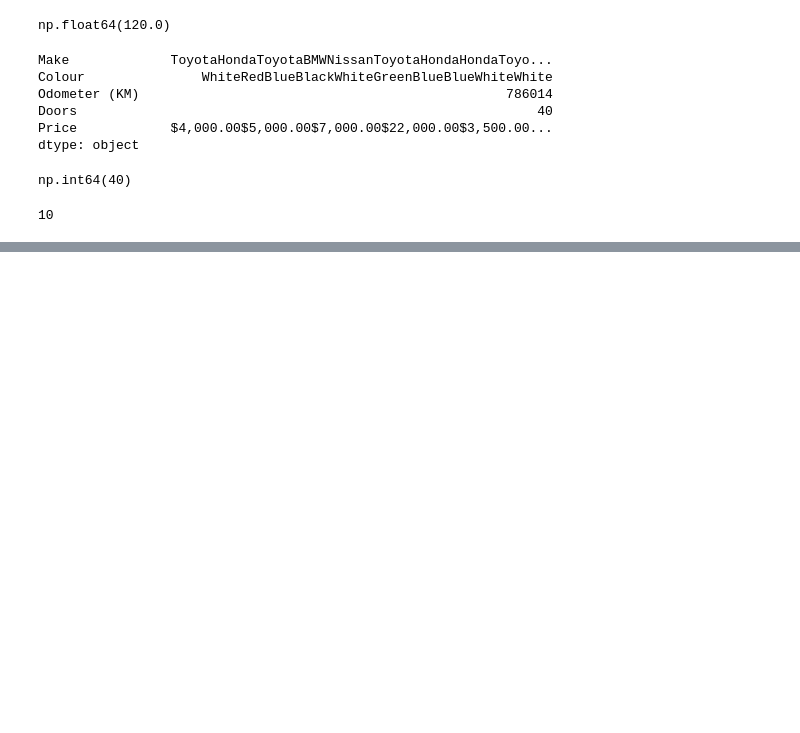
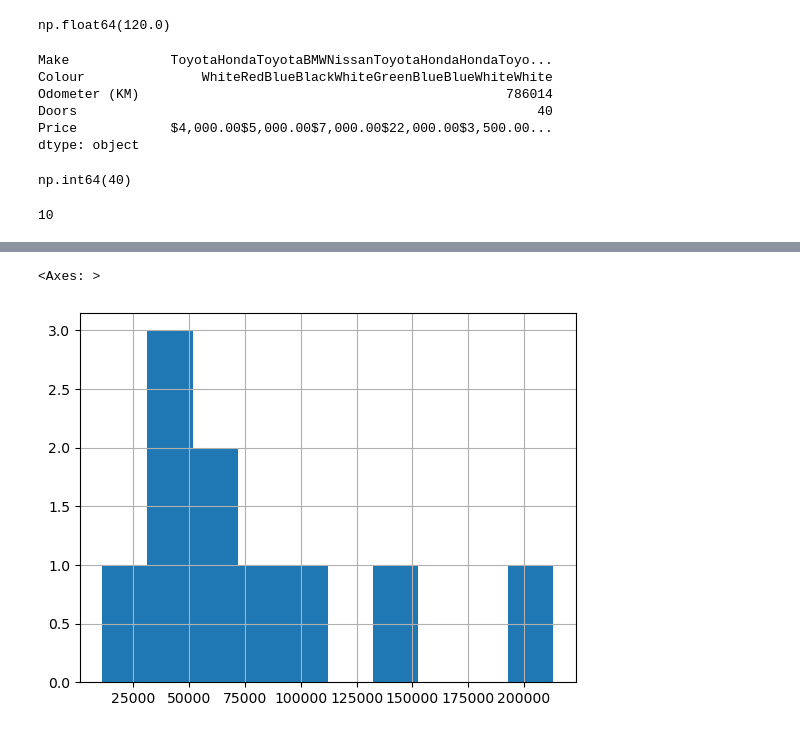
Before and after one commit to SaiPh3r/intro-ml, a Jupyter notebook: intro-pandas.ipynb, the cells around one changed output, grey strips where cells are left out. Saved outputs shown, nothing was run; the diff lists cells and outputs as text; code cells hidden in the pictures; blank space fills up the shorter version.

```diff
--- a/intro-pandas.ipynb
+++ b/intro-pandas.ipynb
@@ -152,0 +322,5 @@ len(exported)
+# %%
+carsales_data["Odometer (KM)"].hist()
+# %% [output]
+<Axes: >
+[figure, added]
```
Also changed, not shown: parts of 24 cells of this notebook.
